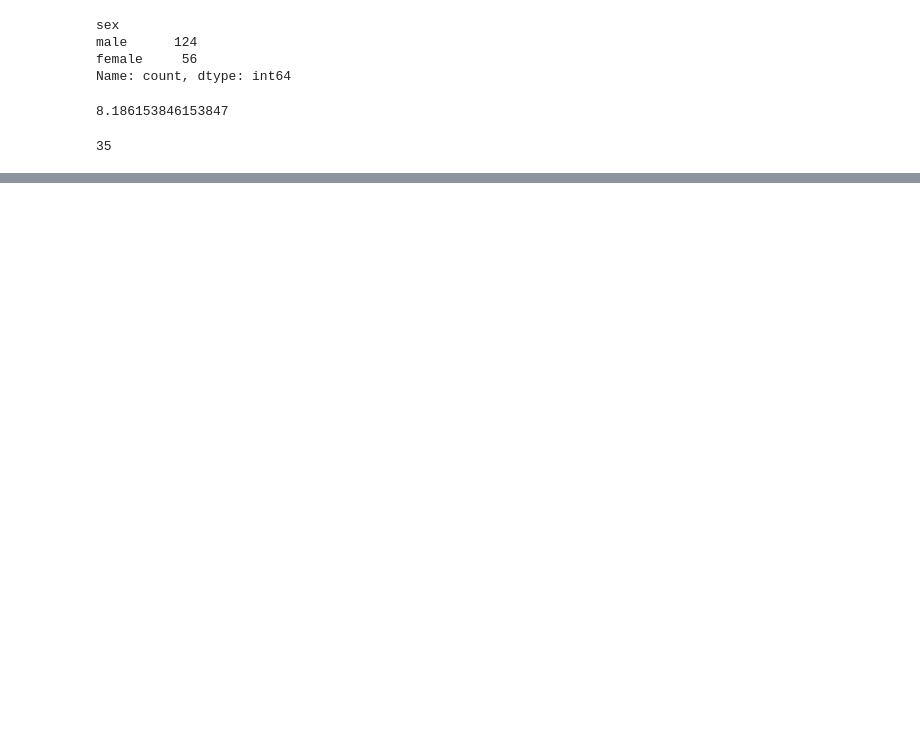
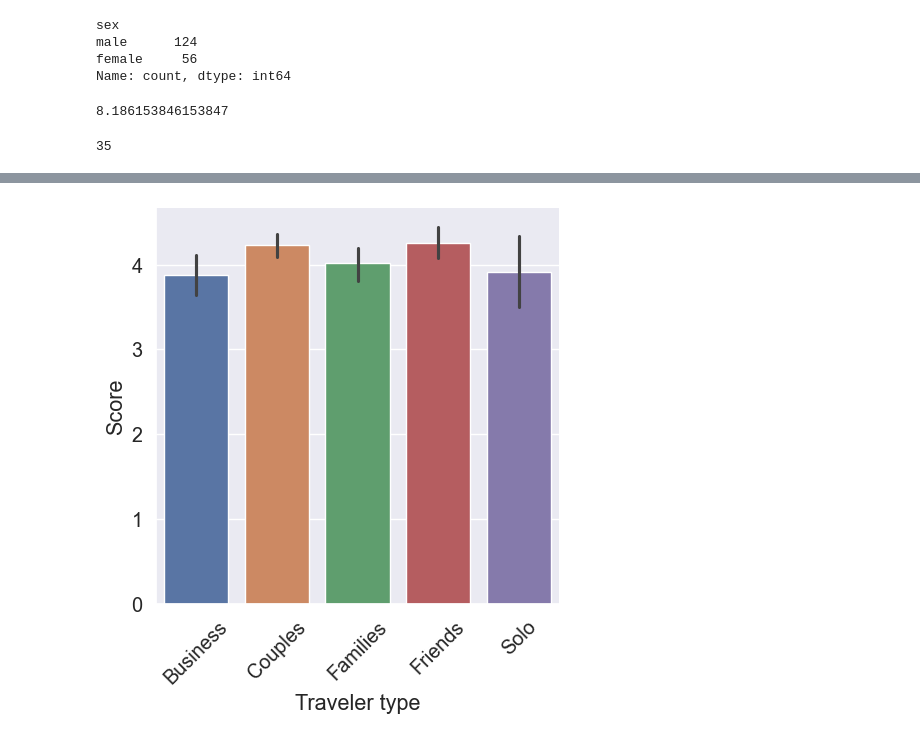
Before and after one commit to andrewch28/DataCamp, a Jupyter notebook: 11)Categorical_data.ipynb, the cells around one changed output, grey strips where cells are left out. Cells and saved outputs as stored; diff of their text form; code cells hidden in the pictures; blank space fills up the shorter version.

```diff
--- a/11)Categorical_data.ipynb
+++ b/11)Categorical_data.ipynb
@@ -582,0 +693,10 @@ print(dogs[dogs["breed"].str.contains("English", regex=False)].shape[0])
+# %%
+sns.catplot(x="Traveler type",
+            y="Score",
+            data=reviews,
+            kind="bar",
+            hue="Traveler type")
+plt.xticks(rotation=45)
+plt.show()
+# %% [output]
+[figure, added]
```
Also changed, not shown: parts of 69 cells of this notebook, 4 other files.
